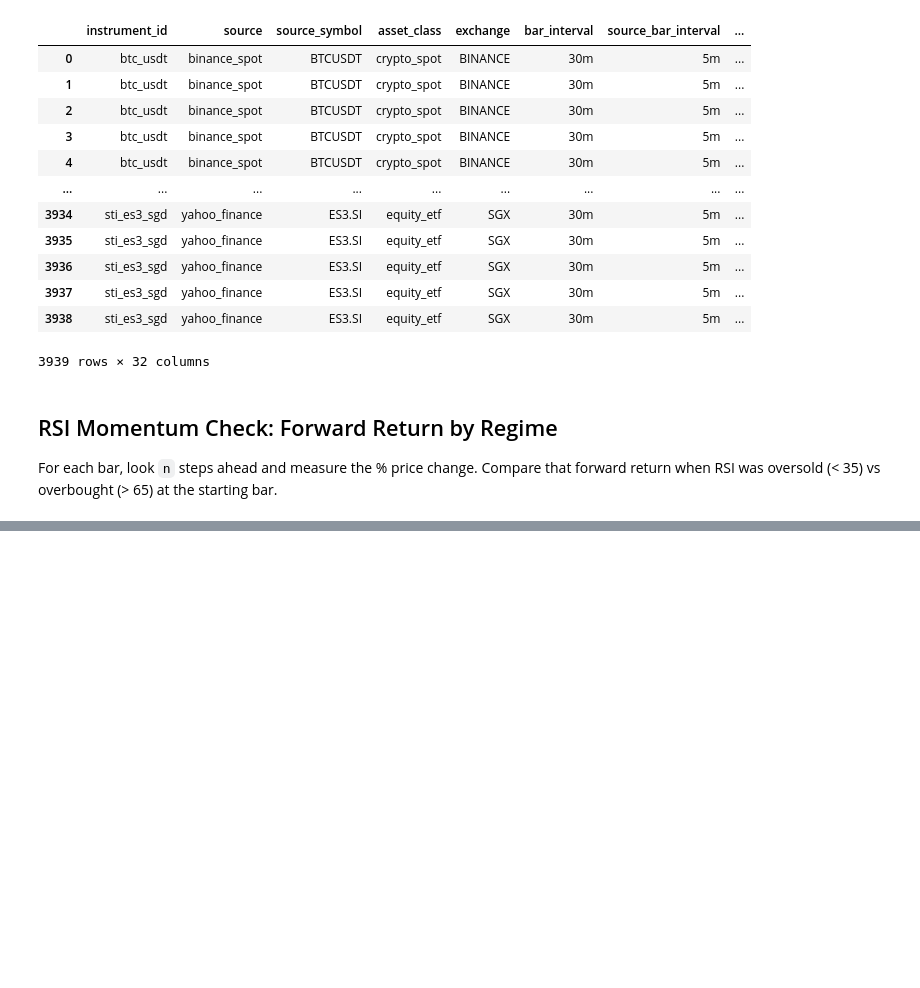
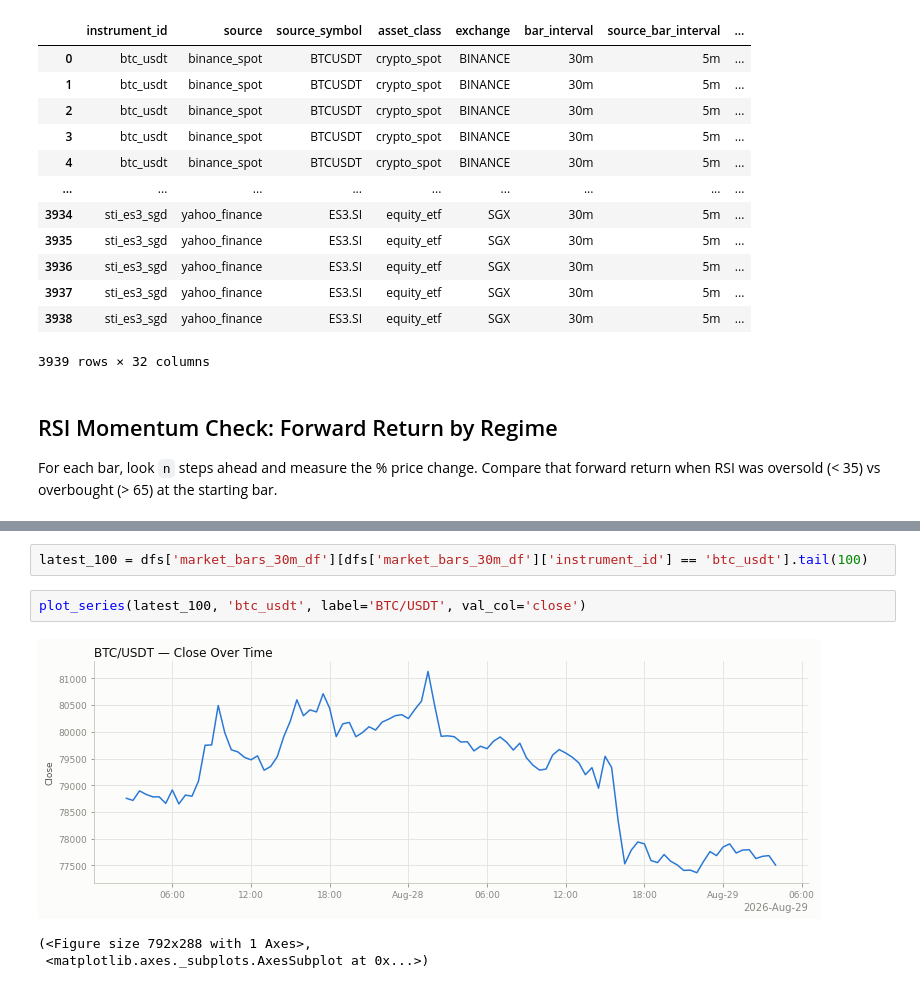
Before and after one commit to SuppanatP/AlgoGoneCrazy, a Jupyter notebook: visualization/eda.ipynb, the cells around one changed output, grey strips where cells are left out. Saved outputs shown, nothing was run; the diff lists cells and outputs as text; blank space fills up the shorter version.

```diff
--- a/visualization/eda.ipynb
+++ b/visualization/eda.ipynb
@@ -388,0 +479,8 @@ plot_regime_comparison(oversold, overbought, periods=10)
+# %%
+latest_100 = dfs['market_bars_30m_df'][dfs['market_bars_30m_df']['instrument_id'] == 'btc_usdt'].tail(100)
+# %%
+plot_series(latest_100, 'btc_usdt', label='BTC/USDT', val_col='close')
+# %% [output]
+[figure, added]
+(<Figure size 792x288 with 1 Axes>,
+ <matplotlib.axes._subplots.AxesSubplot at 0x...>)
```
Also changed, not shown: parts of 22 cells of this notebook.
